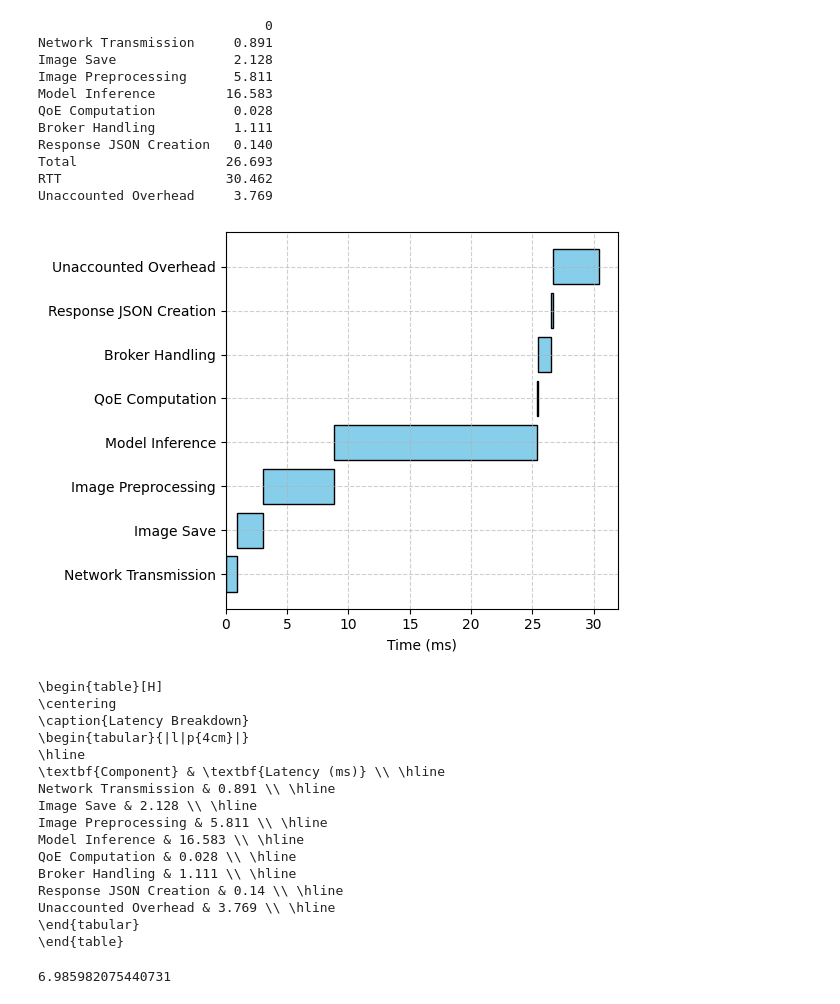
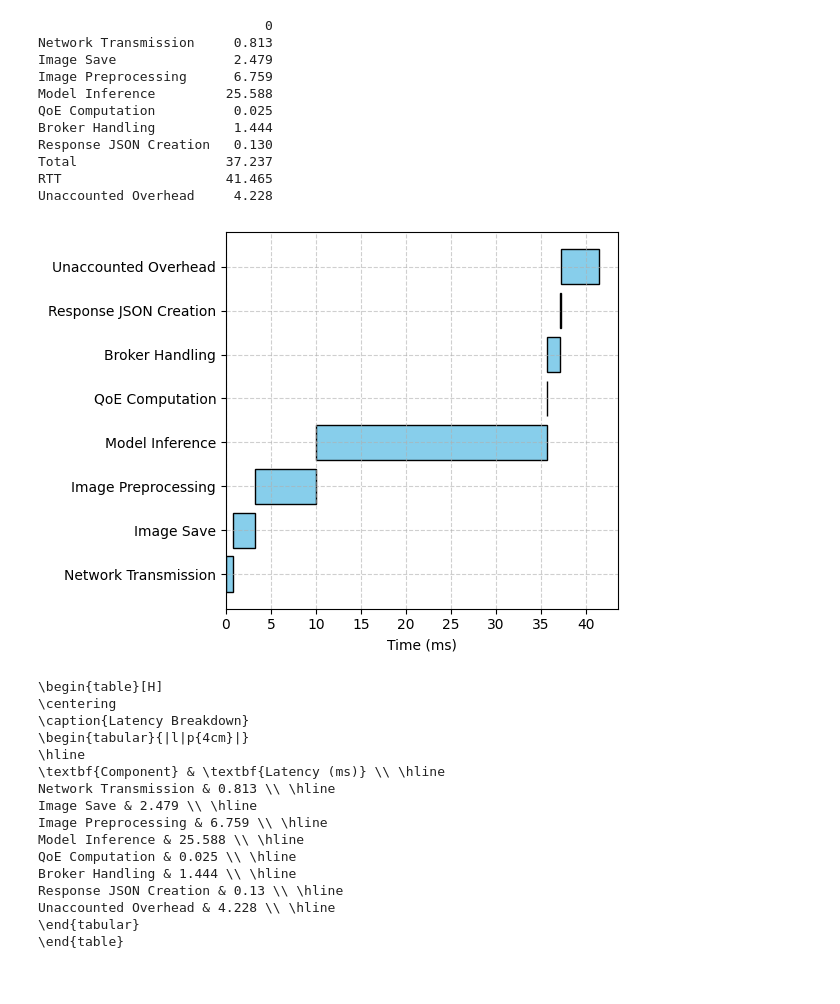
Before and after one commit to Data-to-Insight-Center/ckn-edge-optimization, a Jupyter notebook: micro_benchmarking/results/analysis.ipynb, the cells around one changed output. Cells and saved outputs as stored; diff of their text form; code cells hidden in the pictures.

```diff
--- a/micro_benchmarking/results/analysis.ipynb
+++ b/micro_benchmarking/results/analysis.ipynb
@@ -41,49 +41,49 @@ def analyze_request_latencies(df):
     ]]
 
 # Load and process the datasets
-results_ckn = pd.read_csv("results_ckn.csv")
+results_ckn = pd.read_csv("results_locust_benchmark.csv")
 results_ckn = analyze_request_latencies(results_ckn)
 print(results_ckn.mean().round(3).to_frame())
 results_mean = results_ckn.mean().round(3).to_frame().T.drop(columns=["RTT", "Total"])
 
 # Prepare Gantt chart data, filter out tasks with zero duration
 task_durations = results_mean.iloc[0].to_dict()
 df = pd.DataFrame.from_dict(task_durations, orient='index', columns=["Duration"])
 
 # Filter out rows where Duration is zero
 df = df[df['Duration'] > 0]
 
 # Calculate start and end times for each task
 df["Start"] = df["Duration"].cumsum() - df["Duration"]
 df["End"] = df["Duration"].cumsum()
 
 # Plot Gantt Chart
 fig, ax = plt.subplots(figsize=(6, 4.5))
 
 # Plot each task as a horizontal bar
 for task, row in df.iterrows():
     ax.barh(task, row["Duration"], left=row["Start"], color="skyblue", edgecolor="black")
 
 # Add labels and grid
 ax.set_xlabel("Time (ms)")
 ax.grid(True, linestyle="--", alpha=0.6)
 
 # Display plot
 plt.tight_layout()
 plt.show()
 # %% [output]
                              0
-Network Transmission     0.891
-Image Save               2.128
-Image Preprocessing      5.811
-Model Inference         16.583
-QoE Computation          0.028
-Broker Handling          1.111
-Response JSON Creation   0.140
-Total                   26.693
-RTT                     30.462
-Unaccounted Overhead     3.769
+Network Transmission     0.813
+Image Save               2.479
+Image Preprocessing      6.759
+Model Inference         25.588
+QoE Computation          0.025
+Broker Handling          1.444
+Response JSON Creation   0.130
+Total                   37.237
+RTT                     41.465
+Unaccounted Overhead     4.228
-[figure, old version]
+[figure, new version]
 # %%
 def df_to_latex(df):
     # Transform the DataFrame to have two columns: 'Component' and 'Latency (ms)'
@@ -117,22 +117,13 @@ print(df_to_latex(results_mean))
 \begin{tabular}{|l|p{4cm}|}
 \hline
 \textbf{Component} & \textbf{Latency (ms)} \\ \hline
-Network Transmission & 0.891 \\ \hline
-Image Save & 2.128 \\ \hline
-Image Preprocessing & 5.811 \\ \hline
-Model Inference & 16.583 \\ \hline
-QoE Computation & 0.028 \\ \hline
-Broker Handling & 1.111 \\ \hline
-Response JSON Creation & 0.14 \\ \hline
-Unaccounted Overhead & 3.769 \\ \hline
+Network Transmission & 0.813 \\ \hline
+Image Save & 2.479 \\ \hline
+Image Preprocessing & 6.759 \\ \hline
+Model Inference & 25.588 \\ \hline
+QoE Computation & 0.025 \\ \hline
+Broker Handling & 1.444 \\ \hline
+Response JSON Creation & 0.13 \\ \hline
+Unaccounted Overhead & 4.228 \\ \hline
 \end{tabular}
 \end{table}
-# %%
-total_latency = 0.891 + 2.128 + 5.811 + 16.583 + 0.028 + 1.111 + 0.14 + 3.769
-
-# how much percent of latency can be reduced by removing 2.128
-reduced_latency = total_latency - 2.128
-reduction_percent = 100 - (reduced_latency / total_latency) * 100
-print(reduction_percent)
-# %% [output]
-6.985982075440731
```
Also changed, not shown: 7 other files.
